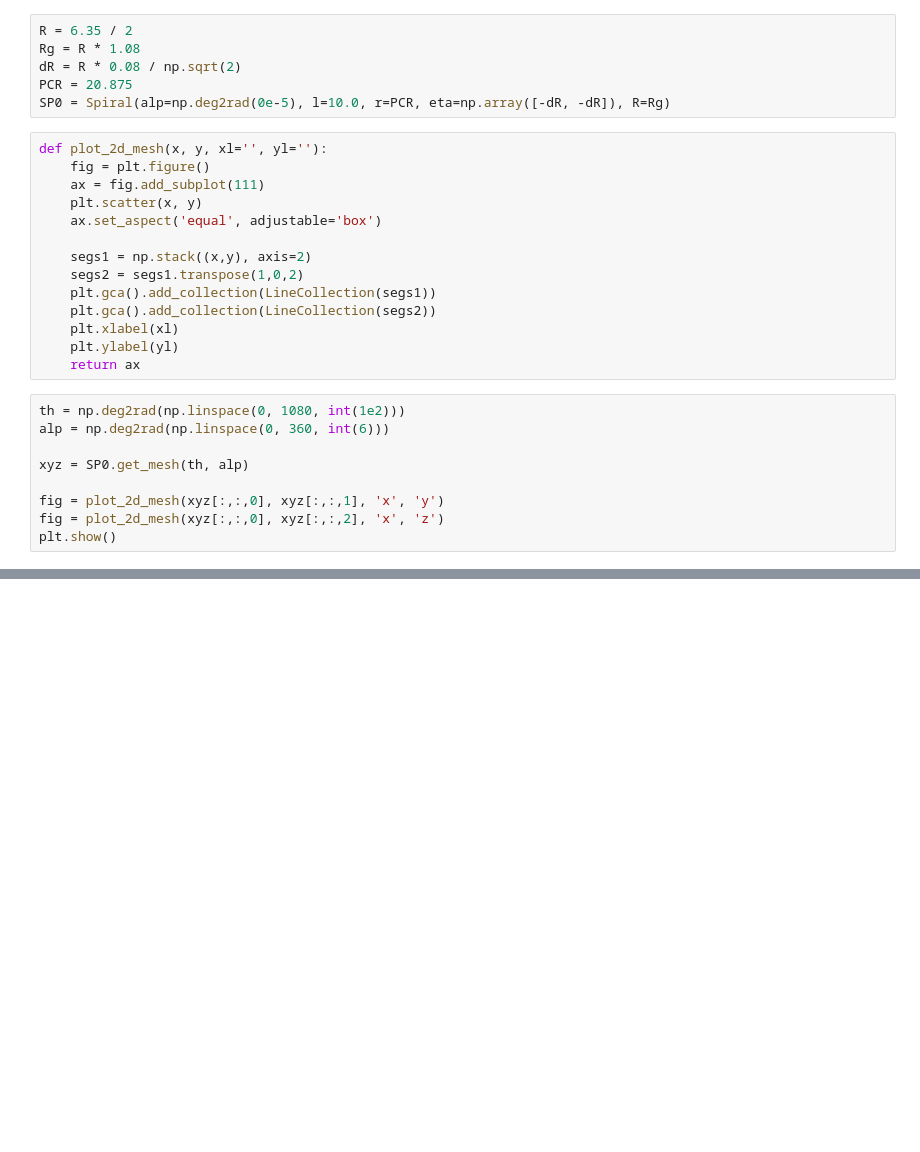
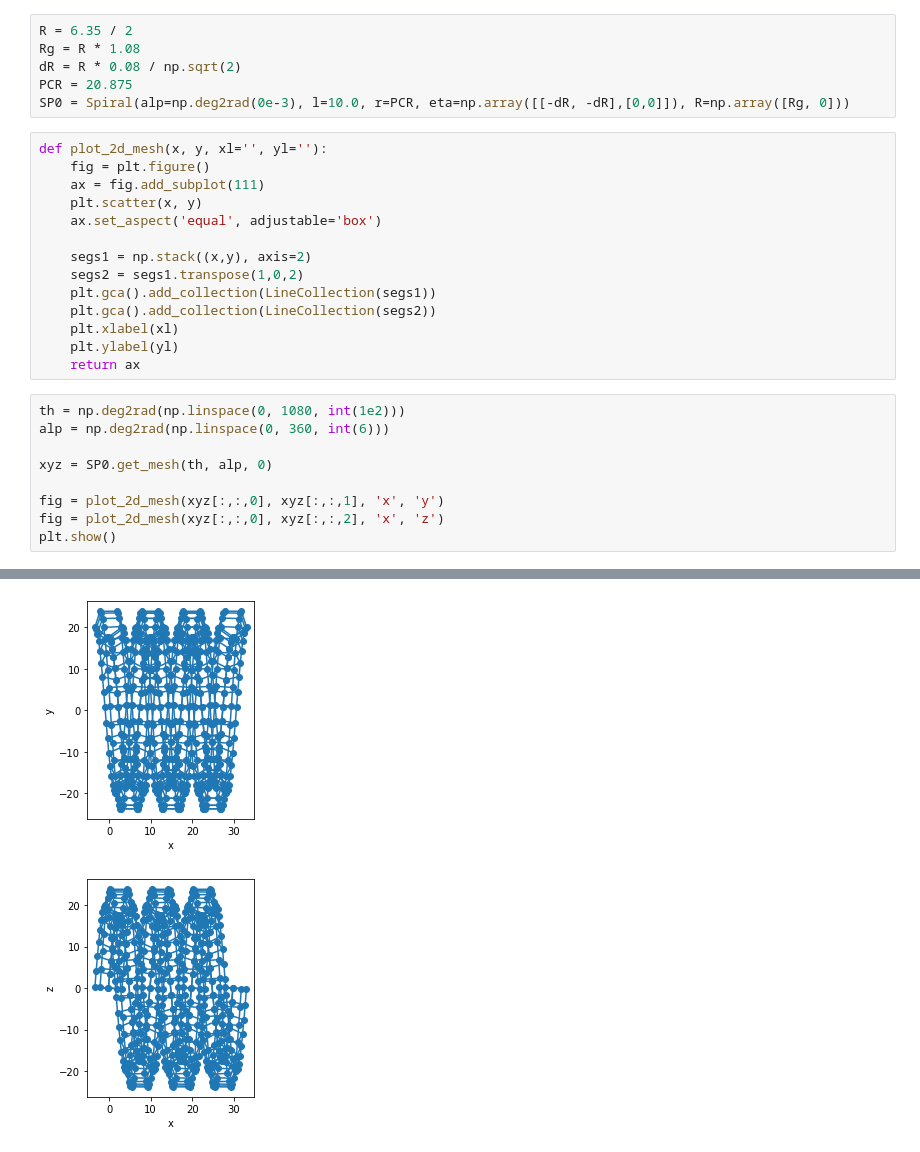
Before and after one commit to CurryMultiSci/Ballscrew-ElasticShaft-withCoulomb, a Jupyter notebook: _3_Friction_between_ball_and_spiral/_3_1_Contact_with_Spiral_Torus/index.ipynb, the cells around one changed output, grey strips where cells are left out. Cells and saved outputs as stored; diff of their text form; blank space fills up the shorter version.

```diff
--- a/_3_Friction_between_ball_and_spiral/_3_1_Contact_with_Spiral_Torus/index.ipynb
+++ b/_3_Friction_between_ball_and_spiral/_3_1_Contact_with_Spiral_Torus/index.ipynb
@@ -23,7 +37,7 @@ R = 6.35 / 2
 Rg = R * 1.08
 dR = R * 0.08 / np.sqrt(2)
 PCR = 20.875
-SP0 = Spiral(alp=np.deg2rad(0e-5), l=10.0, r=PCR, eta=np.array([-dR, -dR]), R=Rg)
+SP0 = Spiral(alp=np.deg2rad(0e-3), l=10.0, r=PCR, eta=np.array([[-dR, -dR],[0,0]]), R=np.array([Rg, 0]))
 # %%
 def plot_2d_mesh(x, y, xl='', yl=''):
     fig = plt.figure()
@@ -42,7 +56,7 @@ def plot_2d_mesh(x, y, xl='', yl=''):
 th = np.deg2rad(np.linspace(0, 1080, int(1e2)))
 alp = np.deg2rad(np.linspace(0, 360, int(6)))
 
-xyz = SP0.get_mesh(th, alp)
+xyz = SP0.get_mesh(th, alp, 0)
 
 fig = plot_2d_mesh(xyz[:,:,0], xyz[:,:,1], 'x', 'y')
 fig = plot_2d_mesh(xyz[:,:,0], xyz[:,:,2], 'x', 'z')
@@ -52,0 +65,2 @@ plt.show()
+[figure, added]
+[figure, added]
```
Also changed, not shown: parts of 10 cells of this notebook, 1 other file.
